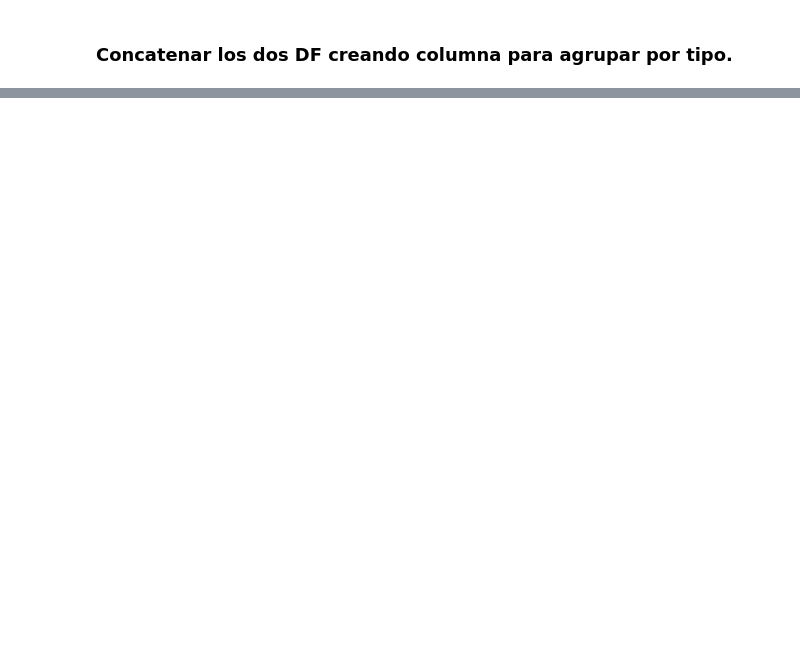
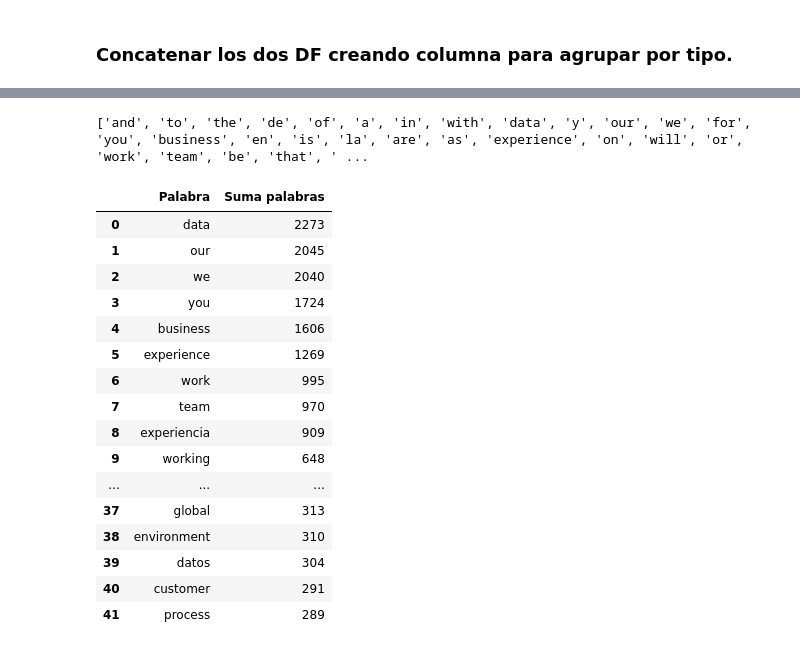
Before and after one commit to cespanac/EDA_DS_Market, a Jupyter notebook: Gráficas.ipynb, the cells around one changed output, grey strips where cells are left out. Cells and saved outputs as stored; diff of their text form; code cells hidden in the pictures; blank space fills up the shorter version.

```diff
--- a/Gráficas.ipynb
+++ b/Gráficas.ipynb
@@ -178,0 +419,4 @@ AttributeError: module 'plotly.validators.bar' has no attribute 'ErrorXValidator
+# %%
+desc_da = df[df['Tipo puesto']=='Data Analyst']
+# %%
+desc_da = pd.Series(' '.join(desc_da["Descripción"]).lower().split()).value_counts()[:100]
@@ -178,0 +438,5 @@ AttributeError: module 'plotly.validators.bar' has no attribute 'ErrorXValidator
+# %%
+lista_desc_da = list(desc_da.index)
+print(lista_desc_da)
+# %% [output]
+['and', 'to', 'the', 'de', 'of', 'a', 'in', 'with', 'data', 'y', 'our', 'we', 'for', 'you', 'business', 'en', 'is', 'la', 'are', 'as', 'experience', 'on', 'will', 'or', 'work', 'team', 'be', 'that', ' ...
@@ -178,0 +449,20 @@ AttributeError: module 'plotly.validators.bar' has no attribute 'ErrorXValidator
+# %%
+desc_da
+# %% [output]
+|  | Palabra | Suma palabras |
+| 0 | data | 2273 |
+| 1 | our | 2045 |
+| 2 | we | 2040 |
+| 3 | you | 1724 |
+| 4 | business | 1606 |
+| 5 | experience | 1269 |
+| 6 | work | 995 |
+| 7 | team | 970 |
+| 8 | experiencia | 909 |
+| 9 | working | 648 |
+| ... | ... | ... |
+| 37 | global | 313 |
+| 38 | environment | 310 |
+| 39 | datos | 304 |
+| 40 | customer | 291 |
+| 41 | process | 289 |
```
Also changed, not shown: parts of 97 cells of this notebook, 3 other files.
